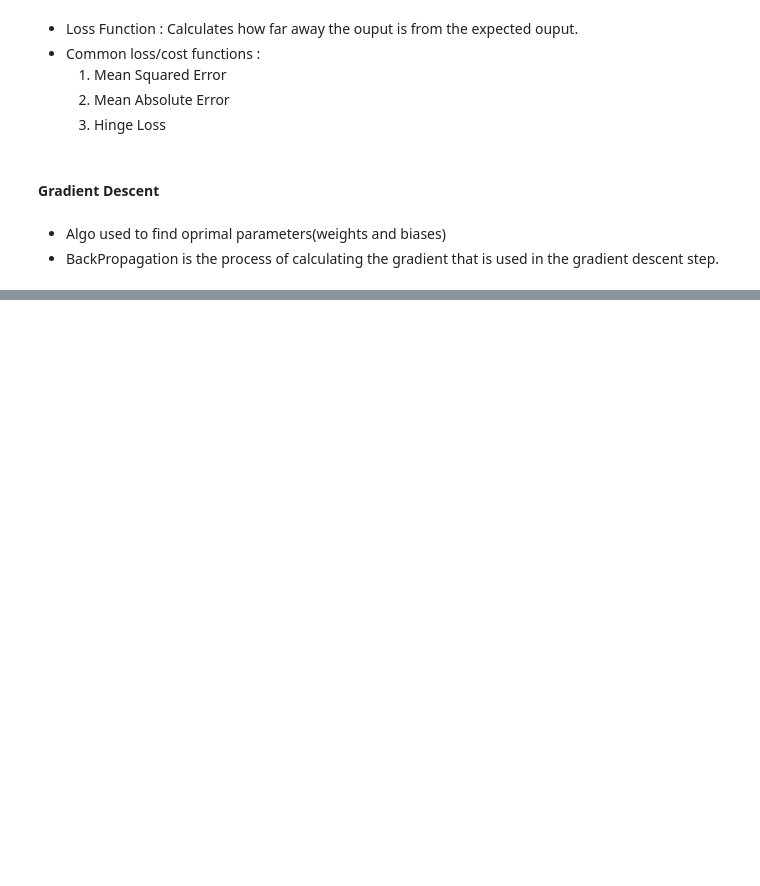
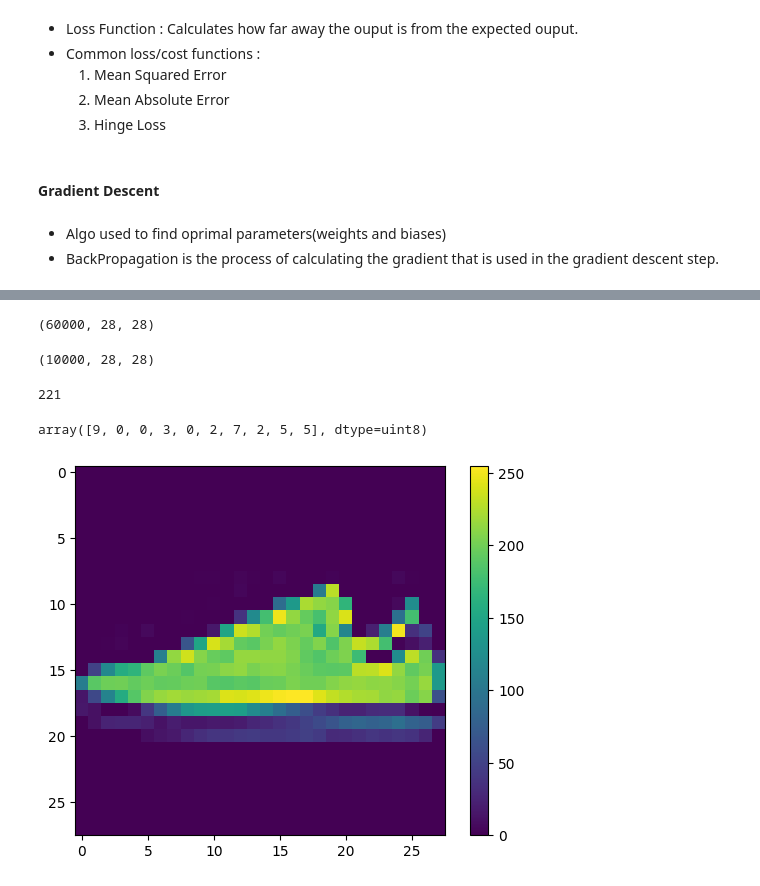
Before and after one commit to SahithiDuppati/Machine_Learning_With_Python, a Jupyter notebook: Machine_Learning_with_Python.ipynb, the cells around one changed output, grey strips where cells are left out. Cells and saved outputs as stored; diff of their text form; code cells hidden in the pictures; blank space fills up the shorter version.

```diff
--- a/Machine_Learning_with_Python.ipynb
+++ b/Machine_Learning_with_Python.ipynb
@@ -1060,0 +1076,4 @@ array([3.       , 5.9999995, 7.4999995, 8.25     , 8.625001 , 8.812501 ,
+# %%
+fashion_mnist = keras.datasets.fashion_mnist
+
+(train_images, train_labels), (test_images, test_labels) = fashion_mnist.load_data()
@@ -1060,0 +1089,16 @@ array([3.       , 5.9999995, 7.4999995, 8.25     , 8.625001 , 8.812501 ,
+# %%
+train_images.shape
+# %% [output]
+(60000, 28, 28)
+# %%
+test_images.shape
+# %% [output]
+(10000, 28, 28)
+# %%
+train_images[0,15,15]
+# %% [output]
+221
+# %%
+train_labels[:10]
+# %% [output]
+array([9, 0, 0, 3, 0, 2, 7, 2, 5, 5], dtype=uint8)
@@ -1060,0 +1108,8 @@ array([3.       , 5.9999995, 7.4999995, 8.25     , 8.625001 , 8.812501 ,
+# %%
+plt.figure()
+plt.imshow(train_images[6])
+plt.colorbar()
+plt.grid(False)
+plt.show()
+# %% [output]
+[figure, added]
```
Also changed, not shown: parts of 37 cells of this notebook.
